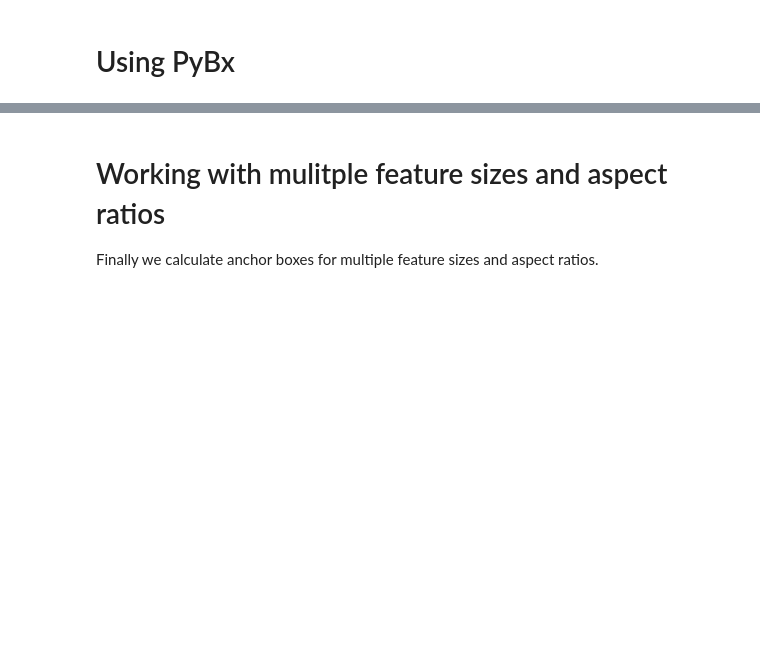
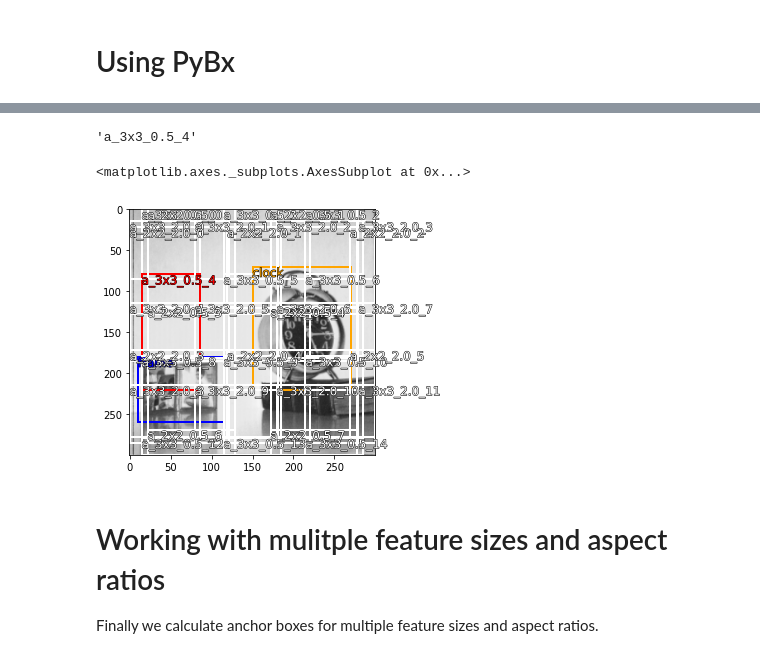
Before and after one commit to thatgeeman/pybx, a Jupyter notebook: nbs/pybx_walkthrough.ipynb, the cells around one changed output, grey strips where cells are left out. Saved outputs shown, nothing was run; the diff lists cells and outputs as text; code cells hidden in the pictures; blank space fills up the shorter version.

```diff
--- a/nbs/pybx_walkthrough.ipynb
+++ b/nbs/pybx_walkthrough.ipynb
@@ -99,3 +223,13 @@ anchors = anchor.bx(image_sz, feature_sz, asp_ratio, show=True, color={'unk':'re
+# %%
+labels[4]
+# %% [output]
+'a_3x3_0.5_4'
+# %%
+v = vis.VisBx(image_sz)
+v.show(anchors, labels, color={'a_3x3_0.5_4':'red', 'clock':'orange'})
+# %% [output]
+<matplotlib.axes._subplots.AxesSubplot at 0x...>
+[figure, added]
 # %% [markdown]
 # Working with mulitple feature sizes and aspect ratios
 Finally we calculate anchor boxes for multiple feature sizes and aspect ratios.
```
Also changed, not shown: parts of 35 cells of this notebook, 2 other files.
